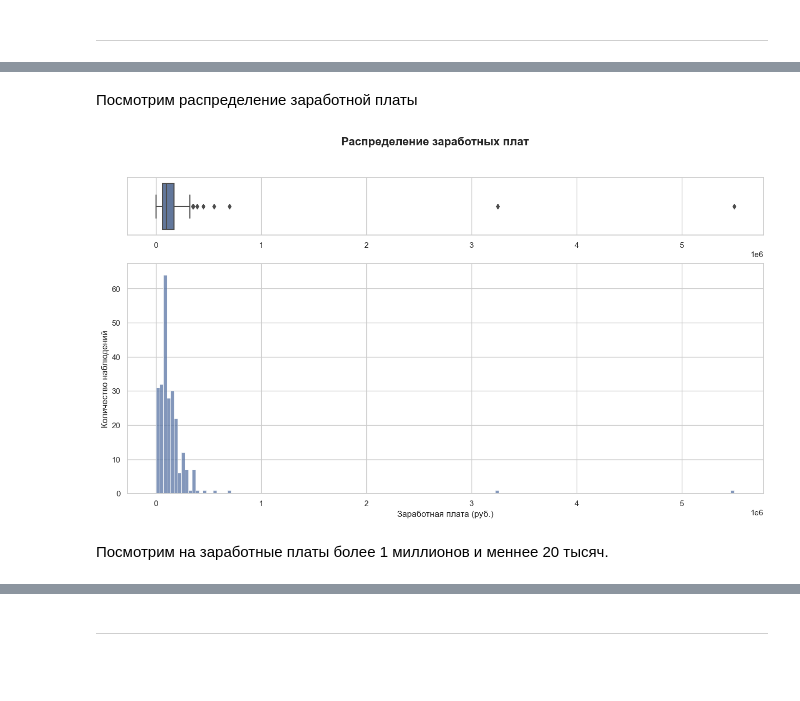
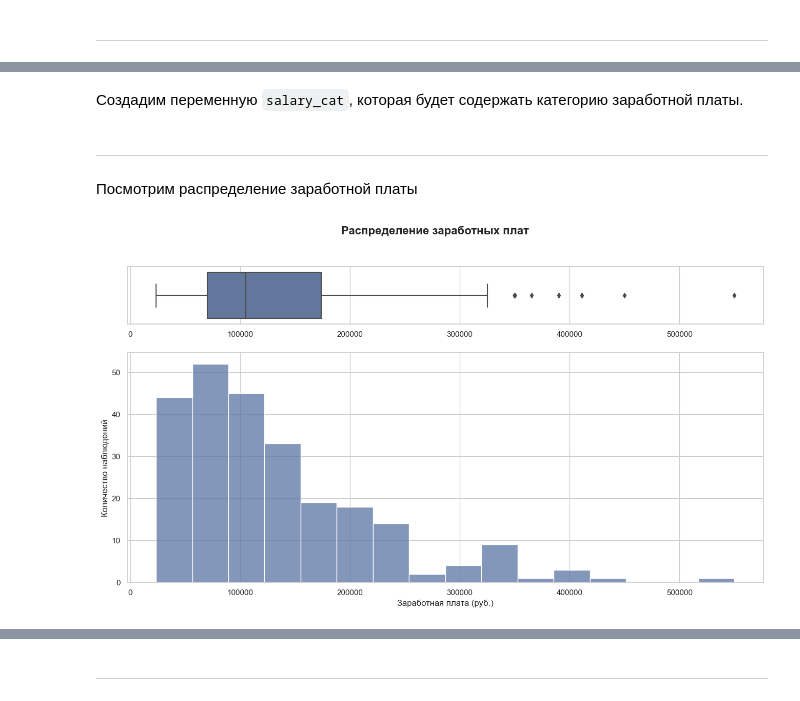
Before and after one commit to KuBaN658/vacancy_analysis, a Jupyter notebook: vacancy_analysis.ipynb, the cells around one changed output, grey strips where cells are left out. Drawn from its saved outputs; the diff is of its cells as text; code cells hidden in the pictures; blank space fills up the shorter version.

```diff
--- a/vacancy_analysis.ipynb
+++ b/vacancy_analysis.ipynb
@@ -149,9 +194,10 @@ memory usage: 197.7+ KB
 # %% [markdown]
 Мы хотим сравнить две группы аналитиков и датасаентистов. В наших данных есть смежные вакансии - Аналитик данных/Data Scientist, так как непонятно к какой группе их отнести, давайте посмотрим сколько этих данных в нашем датасете и удалим их.
 # %%
-grid = vacancies.name.str.lower().str.contains(r'data scien') \
-    & (vacancies.name.str.lower().str.contains(r'analyst') \
+grid = (vacancies.name.str.lower().str.contains(r'data scien')
+    & (vacancies.name.str.lower().str.contains(r'analyst')
     | vacancies.name.str.lower().str.contains(r'аналитик'))
+    & (~vacancies.name.str.lower().str.contains(r'видеоаналитика')))
 vacancies[grid].sort_values(by='id')
 # %% [output]
 |  | id | name | published_at | alternate_url | type | employer | department | area | experience | ... |
@@ -682,0 +756,4 @@ vacancies['salary_num'] = vacancies.apply(calc_salary_num, axis=1)
+# %%
+# получаем курс валют ЦБ
+CB = requests.get('https://www.cbr-xml-daily.ru/daily_json.js').json()
+vacancies['salary_rub'] = vacancies.apply(convert_salary, axis=1, cb=CB)
@@ -682,0 +762,31 @@ vacancies['salary_num'] = vacancies.apply(calc_salary_num, axis=1)
+# %% [markdown]
+Создадим переменную `salary_cat`, которая будет содержать категорию заработной платы.
+# %%
+def calc_salary_bin(row: pd.Series) -> str:
+    """
+    Категоризирует зарплатные предложения вакансий по их размеру.
+
+    Функция принимает строку DataFrame, содержащую информацию о зарплате (salary_to и salary_from),
+    и возвращает категорию зарплаты в зависимости от указанных значений.
+
+    Parameters:
+    row (pd.Series): Строка DataFrame, содержащая информацию о зарплатных предложениях.
+
+    Returns:
+    str: Категория зарплаты.
+    """
+
+    # Проверяем отсутствие данных о зарплате
+    if row.isna()['salary_rub']:
+        return 'ЗП не указана'
+
+    # Категоризируем зарплату
+    else:
+        if row['salary_rub'] > 3e5:
+            return 'Больше 300 тысяч'
+        if row['salary_rub'] > 2e5:
+            return 'От 200 тысяч до 300 тысяч'
+        if row['salary_rub'] > 1e5:
+            return 'От 100 тысяч до 200 тысяч'
+        else:
+            return 'Меньше 100 тысяч'
@@ -683,24 +795,24 @@ vacancies['salary_num'] = vacancies.apply(calc_salary_num, axis=1)
+# %% [markdown]
+---
 # %% [markdown]
 Посмотрим распределение заработной платы
 # %%
 fig, axes = plt.subplots(
     nrows=2, ncols=1, sharex=False,
     gridspec_kw={"height_ratios": (.2, .8)},
     figsize=(16, 8)
 )
 
-sns.boxplot(data=vacancies, x='salary_num', ax=axes[0], orient='h', color='#5975A4')
-sns.histplot(data=vacancies, x='salary_num', color='#5975A4')
+sns.boxplot(data=vacancies, x='salary_rub', ax=axes[0], orient='h', color='#5975A4')
+sns.histplot(data=vacancies, x='salary_rub', color='#5975A4')
 axes[0].set_xlabel('')
 axes[1].set_ylabel('Количество наблюдений', fontsize=12)
 axes[1].set_xlabel('Заработная плата (руб.)', fontsize=12)
 
 fig.suptitle('Распределение заработных плат',
             fontsize=16,
             fontweight="bold",
 )
 plt.show()
 # %% [output]
-[figure, old version]
+[figure, new version]
-# %% [markdown]
-Посмотрим на заработные платы более 1 миллионов и меннее 20 тысяч.
```
Also changed, not shown: parts of 68 cells of this notebook.
